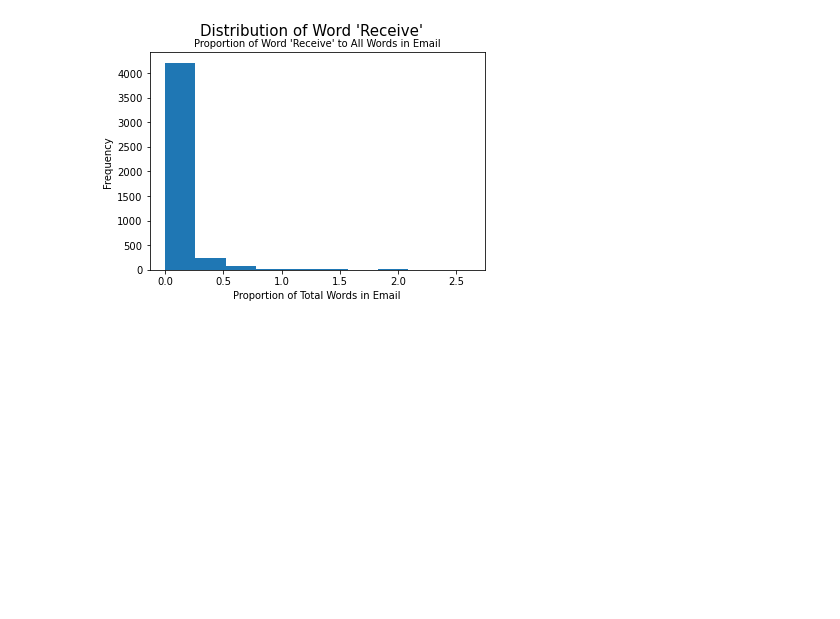
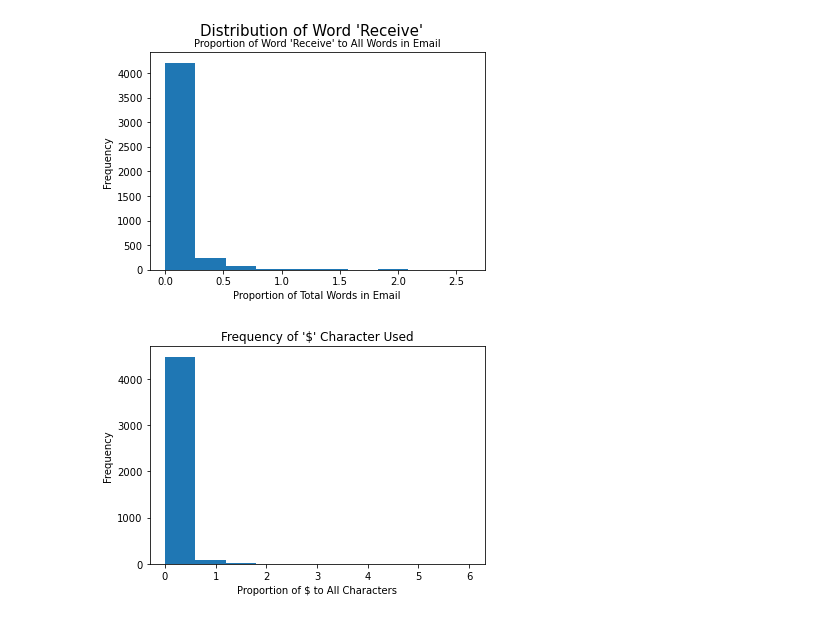
Before and after one commit to gzlupko/gr5073_ML, a Jupyter notebook: midterm/midterm.ipynb, the cells around one changed output. Drawn from its saved outputs; the diff is of its cells as text; code cells hidden in the pictures; blank space fills up the shorter version.

```diff
--- a/midterm/midterm.ipynb
+++ b/midterm/midterm.ipynb
@@ -52,3 +52,12 @@ plt.xlabel("Proportion of Total Words in Email")
 plt.show()
 # %% [output]
 [figure]
+# %%
+# visualize first variable: 'word_freq_receive:'
+plt.hist(spam_data['char_freq_$:'])
+plt.title("Frequency of '$' Character Used")
+plt.ylabel("Frequency")
+plt.xlabel("Proportion of $ to All Characters")
+plt.show()
+# %% [output]
+[figure, added]
```
Also changed, not shown: parts of 3 cells of this notebook.
